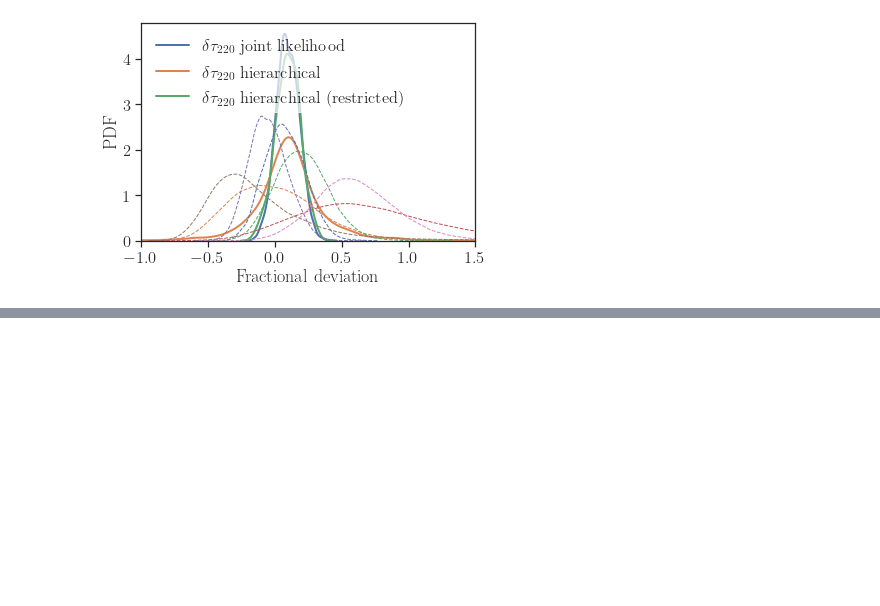
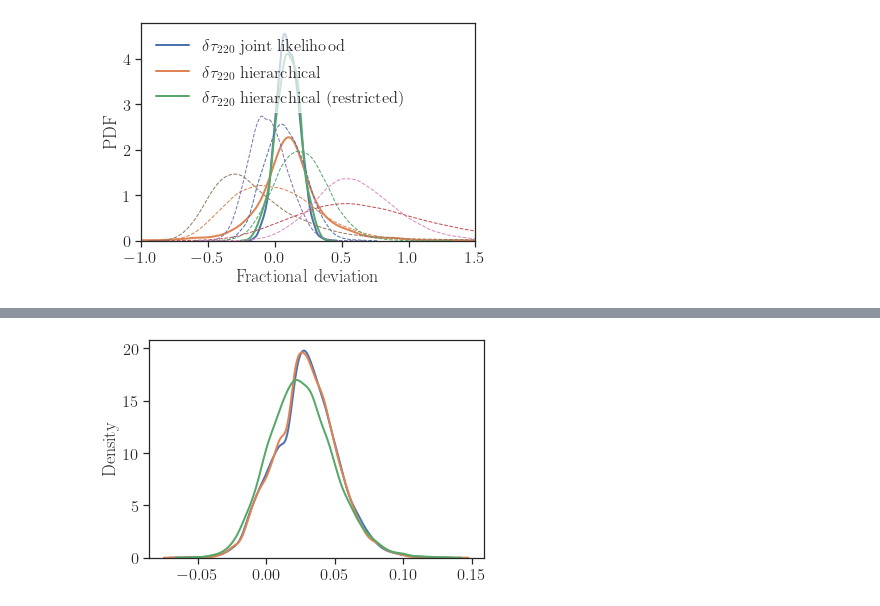
Before and after one commit to abhirup-ghosh/spinqnm, a Jupyter notebook: hierarchical_scripts/hier_rin.ipynb, the cells around one changed output, grey strips where cells are left out. Cells and saved outputs as stored; diff of their text form; code cells hidden in the pictures; blank space fills up the shorter version.

Commit message:
push the latest notebook to combine events

```diff
--- a/hierarchical_scripts/hier_rin.ipynb
+++ b/hierarchical_scripts/hier_rin.ipynb
@@ -635,0 +730,4 @@ plt.show()
+# %%
+settings = {'N_bins'    : 401,}
+
+L_joint, L_domega_joint, L_dtau_joint, domega_vec, dtau_vec = multiply_likelihoods(event_list, **settings)
@@ -635,0 +743,20 @@ plt.show()
+# %%
+rng = np.random.default_rng()
+checkdomega=rng.choice(domega_vec, 10000,p=L_domega_joint/(sum(L_domega_joint)))
+checkdtau=rng.choice(dtau_vec, 10000,p=L_dtau_joint/(sum(L_dtau_joint)))
+# %%
+L2D=L_joint.reshape(-1)
+L2D/=L2D.sum() # it has to be normalized
+
+# generate the set of all x,y pairs represented by the pmf
+array2D=np.vstack([domega_vec, dtau_vec]).T # here are all of the x,y pairs
+
+pairs=np.indices(dimensions=(len(domega_vec),len(domega_vec))).T
+# make n random selections from the flattened pmf without replacement
+# whether you want replacement depends on your application
+n=10000
+inds=np.random.choice(np.arange(len(domega_vec)**2),n,p=L2D)
+selections=pairs.reshape(-1,2)[inds]
+
+checkdomega2D=domega_vec[selections[:,0]]
+checkdtau2D=dtau_vec[selections[:,1]]
@@ -635,0 +781,12 @@ plt.show()
+# %%
+#joint likelihood (in 1D) results
+domega220_comb = np.loadtxt("/Users/richardbrito/Desktop/Projects/spinqnm/data/rin/combined_samples/{param}_comb.dat.gz".format(param="domega_220"))
+dtau220_comb = np.loadtxt("/Users/richardbrito/Desktop/Projects/spinqnm/data/rin/combined_samples/{param}_comb.dat.gz".format(param="dtau_220"))
+# %%
+sns.distplot(checkdomega, hist=False, kde_kws={'gridsize': 500, 'lw': 2})
+sns.distplot(checkdomega2D, hist=False, kde_kws={'gridsize': 500, 'lw': 2})
+sns.distplot(domega220_comb, hist=False, kde_kws={'gridsize': 500, 'lw': 2})
+
+plt.show()
+# %% [output]
+[figure, added]
```
Also changed, not shown: parts of 18 cells of this notebook.
